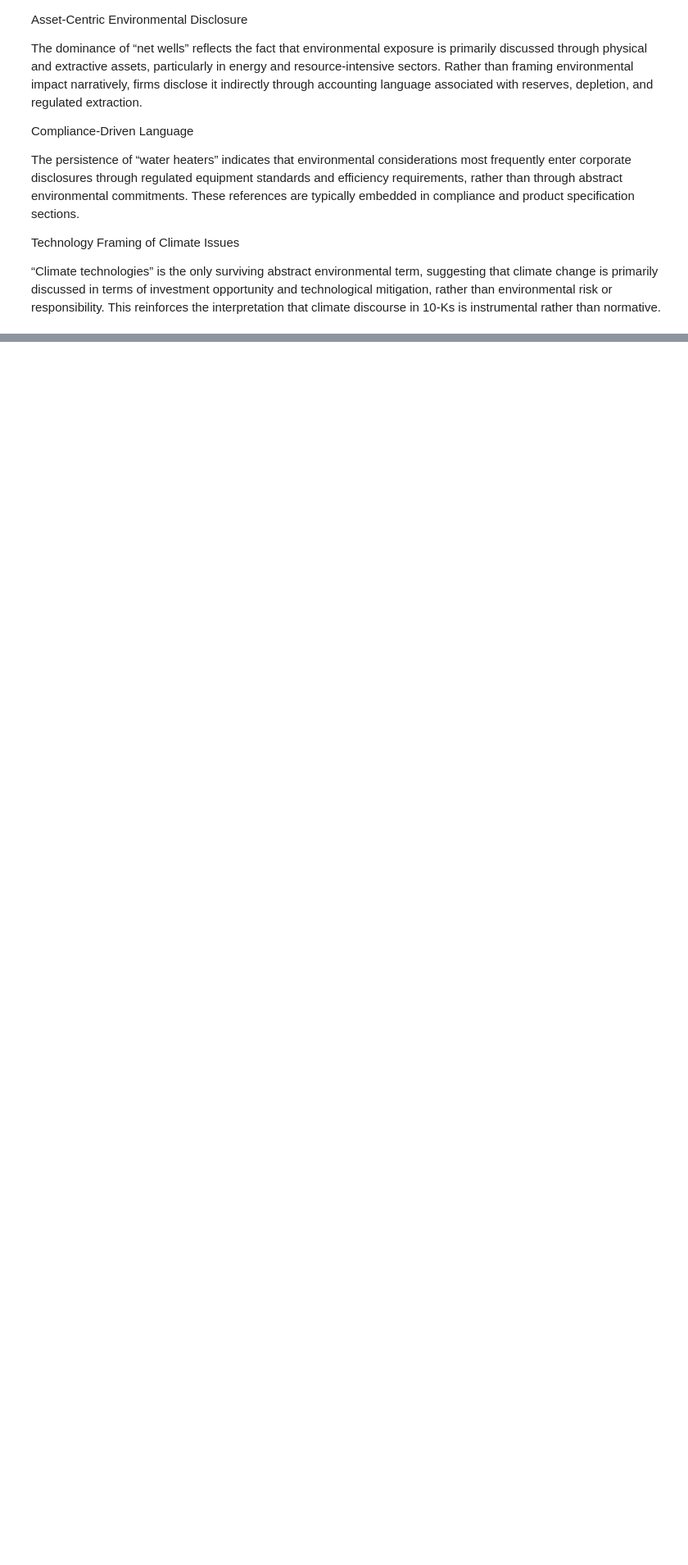
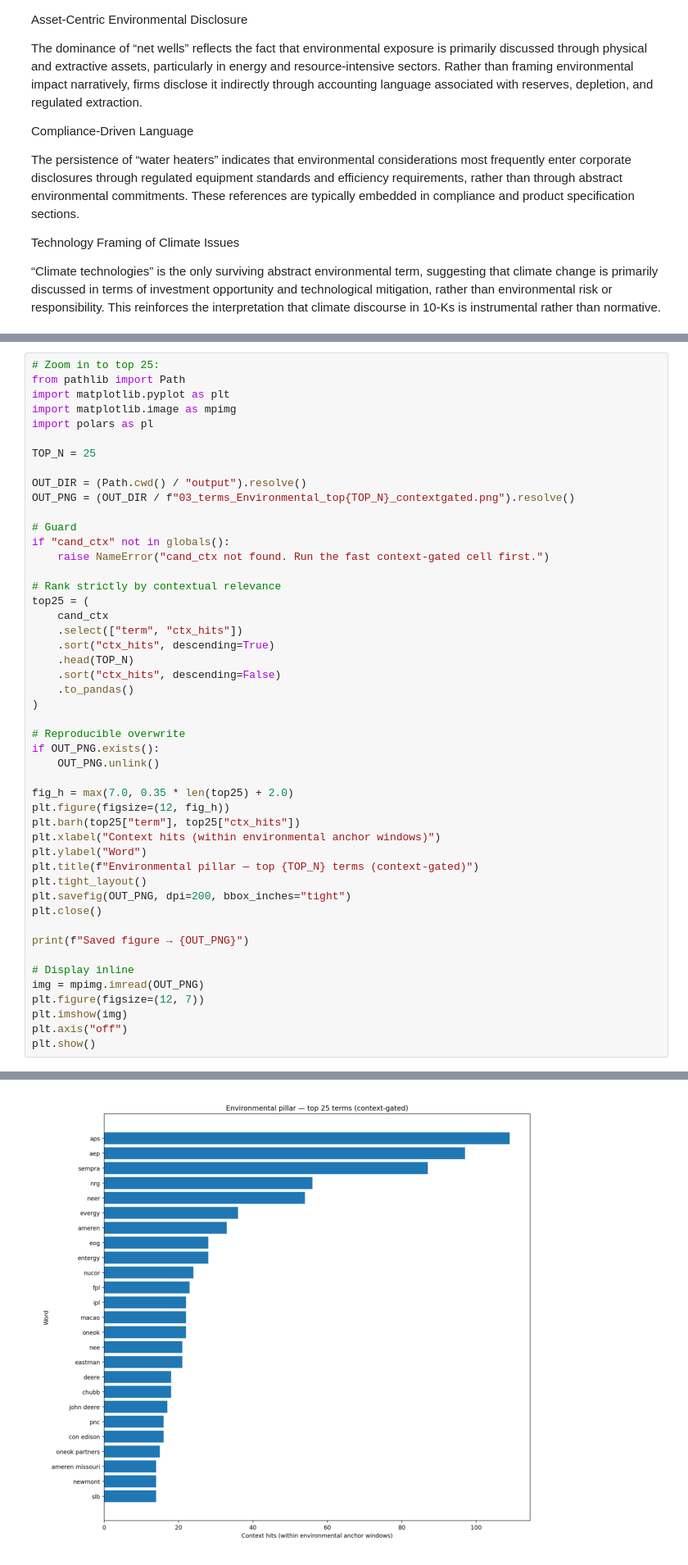
Before and after one commit to RealRyanno2022/massive-final-year-project-daniel-ryan-msiss-2026, a Jupyter notebook: 03_word_prep_for_google_trends_analysis.ipynb, the cells around one changed output, grey strips where cells are left out. Shown at 82% size. Cells and saved outputs as stored; diff of their text form; blank space fills up the shorter version.

```diff
--- a/03_word_prep_for_google_trends_analysis.ipynb
+++ b/03_word_prep_for_google_trends_analysis.ipynb
@@ -1186,0 +1301,49 @@ Technology Framing of Climate Issues
+# %%
+# Zoom in to top 25:
+from pathlib import Path
+import matplotlib.pyplot as plt
+import matplotlib.image as mpimg
+import polars as pl
+
+TOP_N = 25
+
+OUT_DIR = (Path.cwd() / "output").resolve()
+OUT_PNG = (OUT_DIR / f"03_terms_Environmental_top{TOP_N}_contextgated.png").resolve()
+
+# Guard
+if "cand_ctx" not in globals():
+    raise NameError("cand_ctx not found. Run the fast context-gated cell first.")
+
+# Rank strictly by contextual relevance
+top25 = (
+    cand_ctx
+    .select(["term", "ctx_hits"])
+    .sort("ctx_hits", descending=True)
+    .head(TOP_N)
+    .sort("ctx_hits", descending=False)
+    .to_pandas()
+)
+
+# Reproducible overwrite
+if OUT_PNG.exists():
+    OUT_PNG.unlink()
+
+fig_h = max(7.0, 0.35 * len(top25) + 2.0)
+plt.figure(figsize=(12, fig_h))
+plt.barh(top25["term"], top25["ctx_hits"])
+plt.xlabel("Context hits (within environmental anchor windows)")
+plt.ylabel("Word")
+plt.title(f"Environmental pillar — top {TOP_N} terms (context-gated)")
+plt.tight_layout()
+plt.savefig(OUT_PNG, dpi=200, bbox_inches="tight")
+plt.close()
+
+print(f"Saved figure → {OUT_PNG}")
+
+# Display inline
+img = mpimg.imread(OUT_PNG)
+plt.figure(figsize=(12, 7))
+plt.imshow(img)
+plt.axis("off")
+plt.show()
+# %% [output]
@@ -1186,0 +1351 @@ Technology Framing of Climate Issues
+[figure, added]
```
Also changed, not shown: parts of 4 cells of this notebook, 3 other files.
